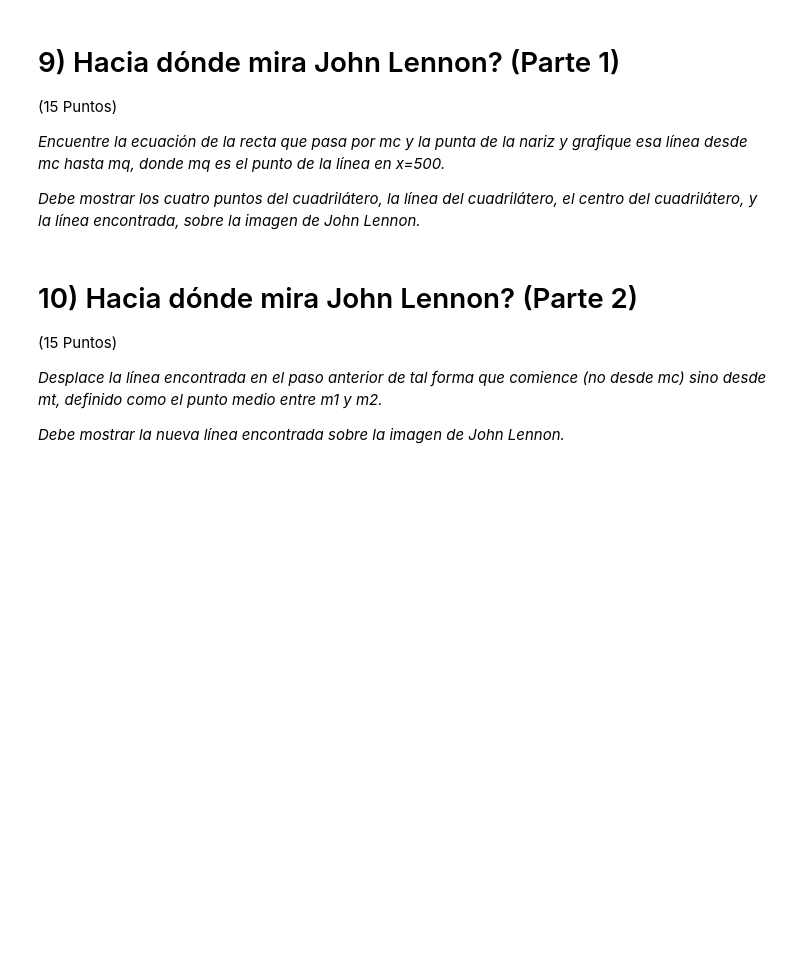
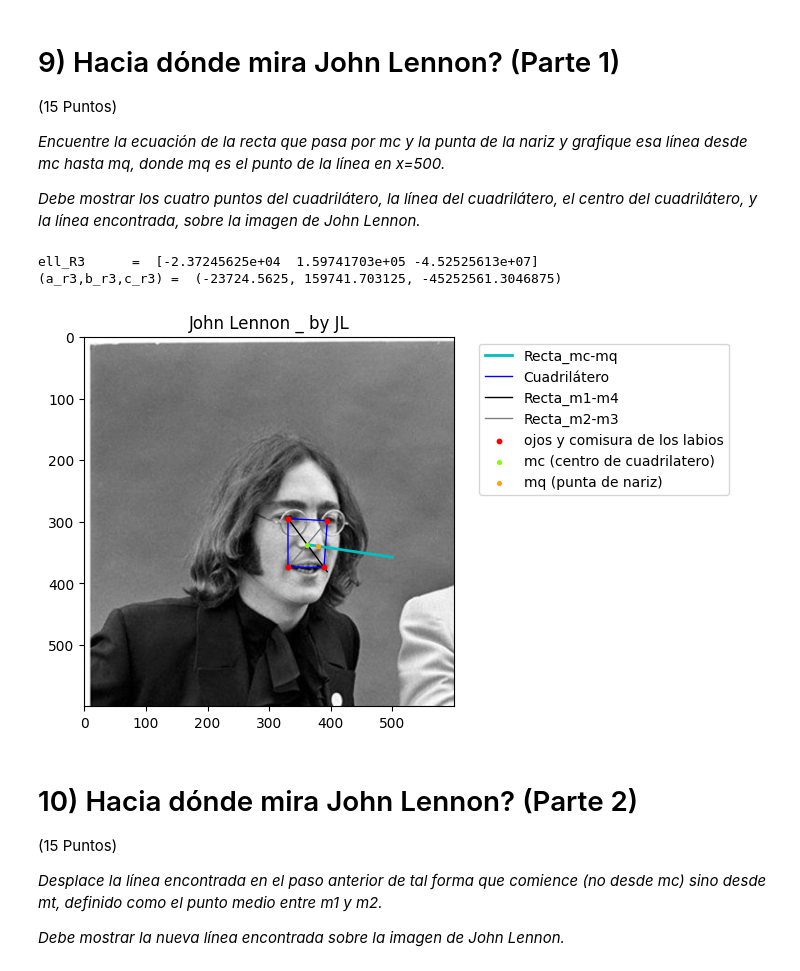
Before and after one commit to G2JL/Computer_Vision, a Jupyter notebook: 1902172_VC_A1_Puntos_lineas.ipynb, the cells around one changed output. Saved outputs shown, nothing was run; the diff lists cells and outputs as text; code cells hidden in the pictures; blank space fills up the shorter version.

```diff
--- a/1902172_VC_A1_Puntos_lineas.ipynb
+++ b/1902172_VC_A1_Puntos_lineas.ipynb
@@ -398,3 +398,65 @@ ell_R2      =  [  -75.75    -63.75  48877.875]
+# %%
+ # PREGUNTA 9: ESCRIBA CODIGO AQUI
+#nariz_x = (LM_x[0,32] + LM_x[0,33]) / 2
+#nariz_y = (LM_y[0,32] + LM_y[0,33]) / 2
+nariz_x, nariz_y = LM_x[0,30], LM_y[0,30]
+
+# -> Punto mq : Punta de nariz
+nariz_h = np.array([nariz_x, nariz_y, 1])
+
+  #----Ecuaciones de la recta por 2 puntos (mc y mq)----
+mc = mi #-> Punto del centro del cuadrilatero
+mq = nariz_h
+
+ell_rec3 = np.cross(mc,mq) # <==== recta que pasa por ambos puntos (mc y mq)
+a_r3   = ell_rec3[0]
+b_r3   = ell_rec3[1]
+c_r3   = ell_rec3[2]
+
+limits_r3 = np.array([xi, 500])
+
+x_Rec3 = limits_r3
+y_Rec3= -(a_r3*x_Rec3+c_r3)/b_r3
+
+print('ell_R3      = ',ell_rec3)
+print('(a_r3,b_r3,c_r3) = ',(a_r3,b_r3,c_r3))
+
+  # Recta 3 (mc y mq)
+plt.plot(x_Rec3,y_Rec3,color='c', linewidth='2', label="Recta_mc-mq", zorder=2)
+
+# ----Mostar puntos, cuadrilatero, rectas, intersección (mc) y mq sobre la imagen de John Lennon ----
+
+I = cv2.imread('JohnLennon.jpg')
+  # Imagen de fondo John Lennon
+plt.imshow(I, zorder=0)
+
+  # cuadrilatero
+plt.plot(sqr_x, sqr_y, c='blue', linewidth=1, label="Cuadrilátero", zorder=1) # Línea cerrada
+
+  # Recta 1 (m1 y m4)
+plt.plot(x_Recta1,y_Recta1,color='black', linewidth='1', label="Recta_m1-m4", zorder=2)
+
+  # Recta 2 (m2 y m3)
+plt.plot(x_Recta2,y_Recta2,color='grey', linewidth='1',label="Recta_m2-m3", zorder=2)
+
+  # puntos de ojos y comisuras de labios
+plt.scatter(sqr_x, sqr_y, s=10, c='red', label="ojos y comisura de los labios", zorder=3)
+
+  # mc (Intersección de rectas)
+plt.scatter(xi, yi, color='chartreuse', s=7, label="mc (centro de cuadrilatero)", zorder=3)
+
+  # mq
+plt.scatter(nariz_x, nariz_y, color='orange', s=7, label="mq (punta de nariz)", zorder=3)
+
+  #labels
+plt.legend(bbox_to_anchor=(1.05, 1), loc='upper left')
+
+plt.title('John Lennon _ by JL')
+plt.show()
+# %% [output]
+ell_R3      =  [-2.37245625e+04  1.59741703e+05 -4.52525613e+07]
+(a_r3,b_r3,c_r3) =  (-23724.5625, 159741.703125, -45252561.3046875)
+[figure, added]
 # %% [markdown]
 # 10) Hacia dónde mira John Lennon? (Parte 2)
 
```
Also changed, not shown: parts of 5 cells of this notebook.
